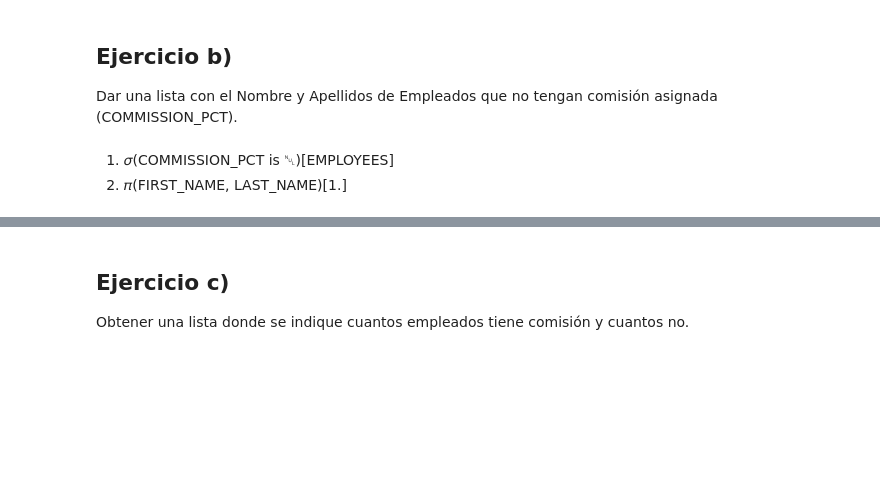
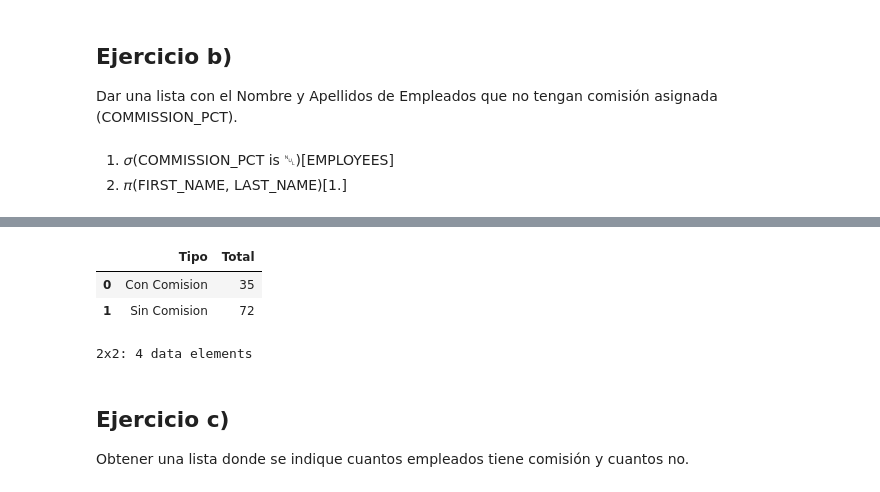
Before and after one commit to JulTob/BasesDeDatos, a Jupyter notebook: 𝙹𝚃_BasesDatos.ipynb, the cells around one changed output, grey strips where cells are left out. Cells and saved outputs as stored; diff of their text form; code cells hidden in the pictures; blank space fills up the shorter version.

```diff
--- a/𝙹𝚃_BasesDatos.ipynb
+++ b/𝙹𝚃_BasesDatos.ipynb
@@ -278,3 +278,20 @@ WHERE COMMISSION_PCT IS NOT 0
+# %%
+SQL("""
+SELECT
+    "Sin Comision" as Tipo,
+    COUNT(*) as Total FROM EMPLOYEES
+        WHERE COMMISSION_PCT IS NULL
+UNION SELECT
+    "Con Comision" as Tipo,
+    COUNT(*) as Total FROM EMPLOYEES
+    WHERE COMMISSION_PCT IS NOT NULL
+;
+""")
+# %% [output]
+|  | Tipo | Total |
+| 0 | Con Comision | 35 |
+| 1 | Sin Comision | 72 |
+2x2: 4 data elements
 # %% [markdown]
 ## Ejercicio c)
 Obtener una lista donde se indique cuantos empleados tiene comisión y cuantos no.
```
Also changed, not shown: parts of 46 cells of this notebook.
